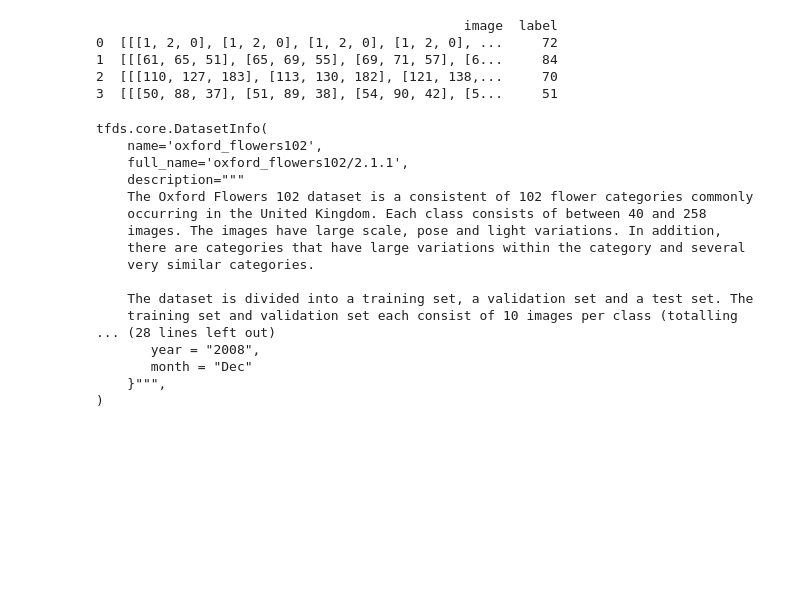
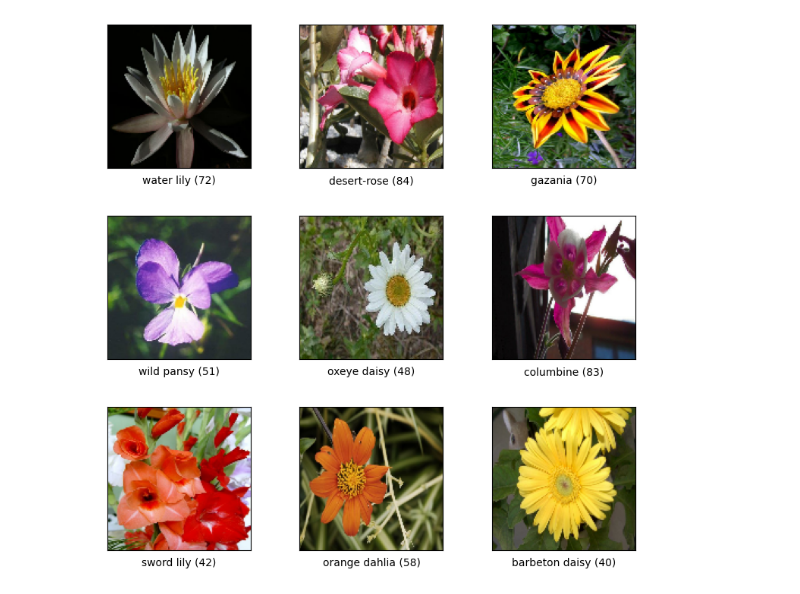
Before and after one commit to mud66/Int2, a Jupyter notebook: FlowersNNV4.ipynb, the cells around one changed output. Cells and saved outputs as stored; diff of their text form; code cells hidden in the pictures; blank space fills up the shorter version.

Commit message:
make images same size

```diff
--- a/FlowersNNV4.ipynb
+++ b/FlowersNNV4.ipynb
@@ -10,11 +10,28 @@ import matplotlib.pyplot as plt
 # %%
 #Load the training and testing dataset
 (ds_train, ds_test), ds_info = tfds.load('oxford_flowers102', split=['train', 'test'], with_info=True, as_supervised=True)
 #Visualise some of the items in the dataset
-tfds.as_dataframe(ds_train.take(4), ds_info)
+#tfds.as_dataframe(ds_train.take(4), ds_info)
+
+#This gets the images ready
+shape = (128, 128, 3)
+n_labels = 102
+def normalize_img(img, label):
+    img = tf.image.resize(img,shape[:2])
+    img = tf.cast(img, tf.float32) / 255
+    return img, label
+
+AUTOTUNE = tf.data.experimental.AUTOTUNE
+BATCH_SIZE = 64
+ds_train = ds_train.map(normalize_img, num_parallel_calls=AUTOTUNE)
+tfds.visualization.show_examples(ds_train, ds_info)
+ds_train = ds_train.cache()
+ds_train = ds_train.shuffle(1000)
+ds_train = ds_train.batch(BATCH_SIZE)
+ds_train = ds_train.prefetch(AUTOTUNE)
+
+ds_test = ds_test.map(normalize_img, num_parallel_calls=AUTOTUNE)
+ds_test = ds_test.batch(BATCH_SIZE)
+ds_test = ds_test.prefetch(AUTOTUNE)
 # %% [output]
-                                               image  label
-0  [[[1, 2, 0], [1, 2, 0], [1, 2, 0], [1, 2, 0], ...     72
-1  [[[61, 65, 51], [65, 69, 55], [69, 71, 57], [6...     84
-2  [[[110, 127, 183], [113, 130, 182], [121, 138,...     70
-3  [[[50, 88, 37], [51, 89, 38], [54, 90, 42], [5...     51
+[figure, added]
@@ -48,25 +54,4 @@ model.compile(
     loss=keras.losses.SparseCategoricalCrossentropy(from_logits=True),
     metrics=["accuracy"],
 )
-# %%
-#Dataset info
-ds_info
-# %% [output]
-tfds.core.DatasetInfo(
-    name='oxford_flowers102',
-    full_name='oxford_flowers102/2.1.1',
-    description="""
-    The Oxford Flowers 102 dataset is a consistent of 102 flower categories commonly
-    occurring in the United Kingdom. Each class consists of between 40 and 258
-    images. The images have large scale, pose and light variations. In addition,
-    there are categories that have large variations within the category and several
-    very similar categories.
-
-    The dataset is divided into a training set, a validation set and a test set. The
-    training set and validation set each consist of 10 images per class (totalling
-... (28 lines left out)
-       year = "2008",
-       month = "Dec"
-    }""",
-)
 # %%
```
Also changed, not shown: parts of 3 cells of this notebook.
